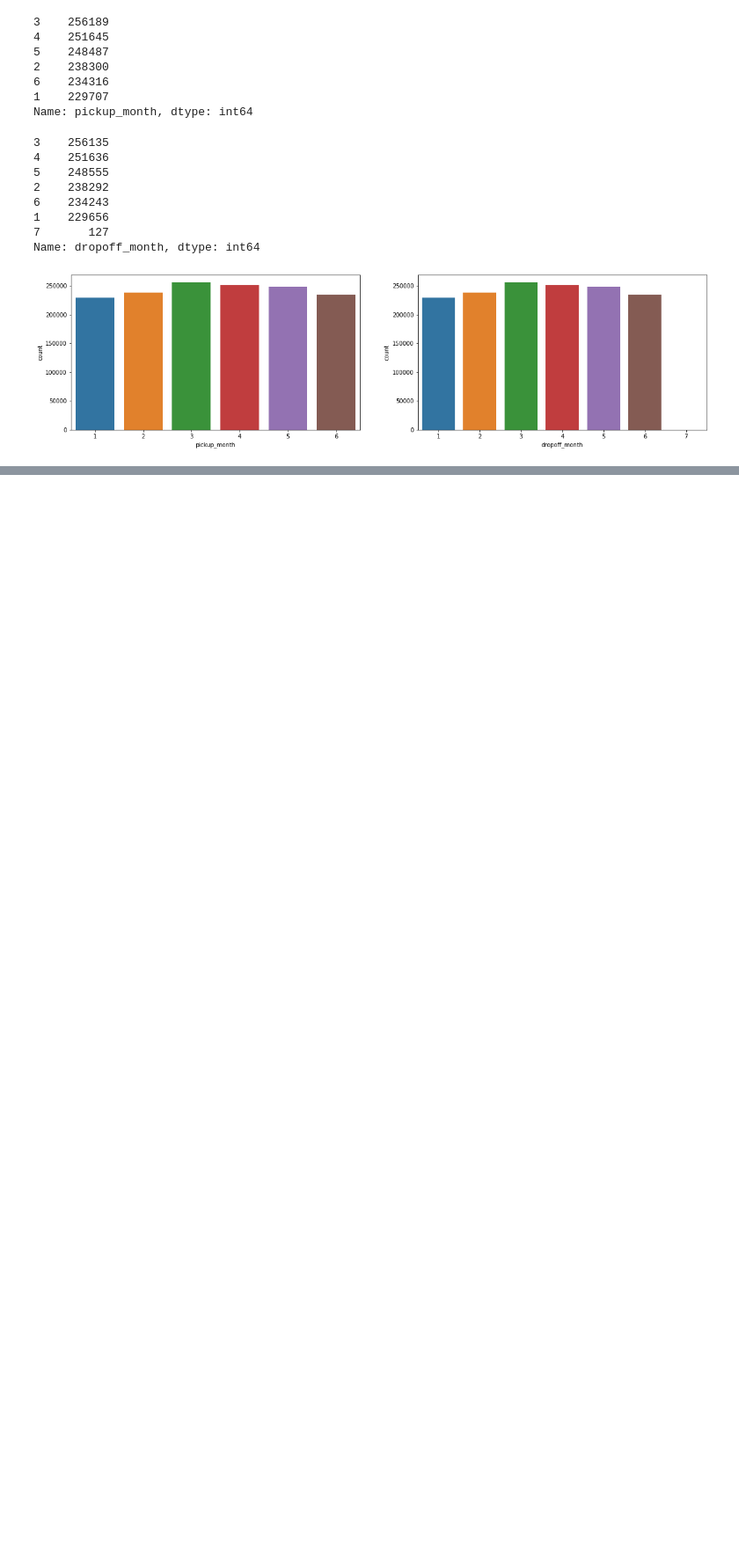
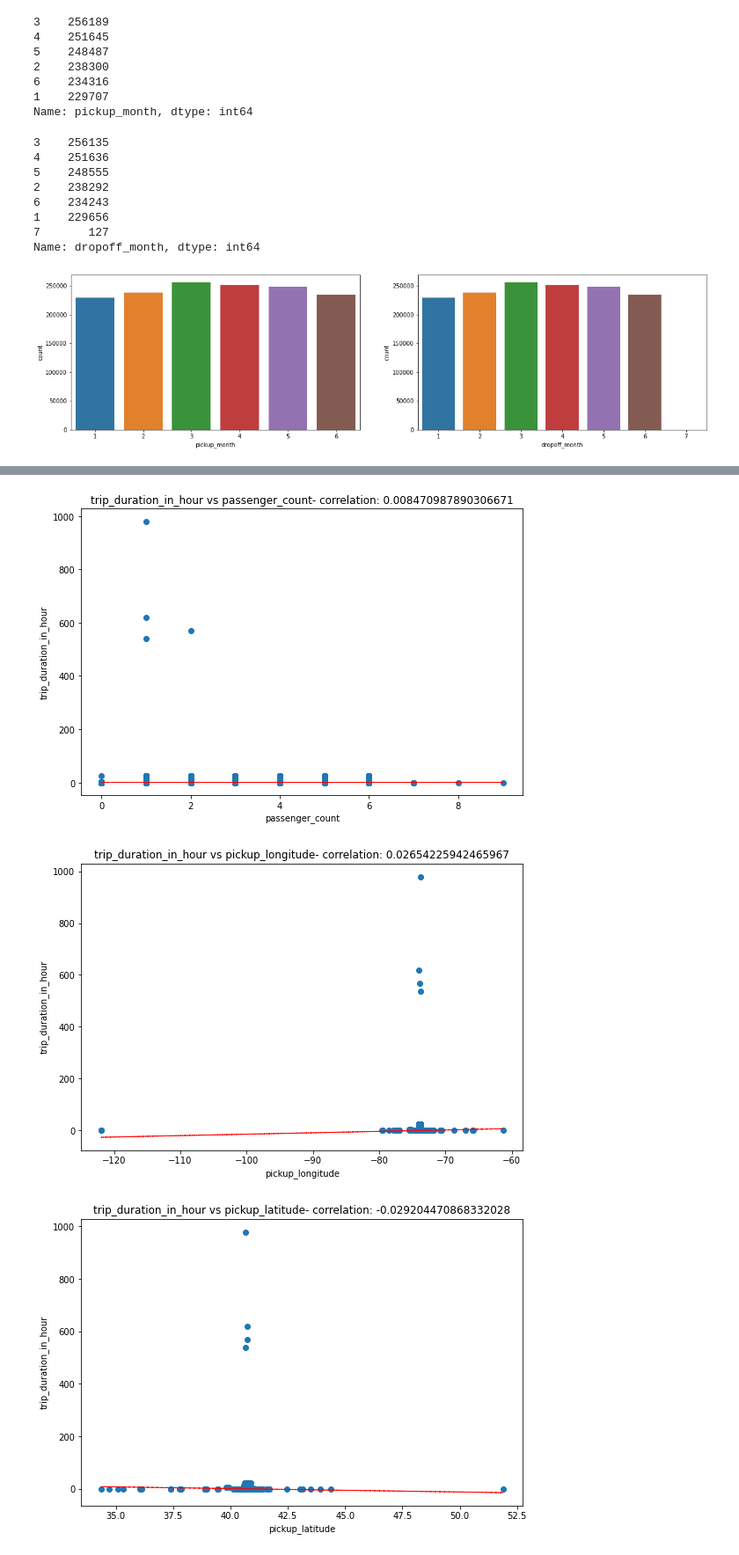
Before and after one commit to kiran2424/NYC-Taxi-Trip-Time-Prediction, a Jupyter notebook: NYC_Taxi_Trip_Time_Prediction_Capstone_Project.ipynb, the cells around one changed output, grey strips where cells are left out. Shown at 88% size. Drawn from its saved outputs; the diff is of its cells as text; code cells hidden in the pictures; blank space fills up the shorter version.

```diff
--- a/NYC_Taxi_Trip_Time_Prediction_Capstone_Project.ipynb
+++ b/NYC_Taxi_Trip_Time_Prediction_Capstone_Project.ipynb
@@ -363,0 +517,21 @@ plt.show()
+# %%
+for col in numeric_features[1:-1]:
+    fig = plt.figure(figsize=(9, 6))
+    ax = fig.gca()
+    feature = data[col]
+    label = data['trip_duration_in_hour']
+    correlation = feature.corr(label)
+    plt.scatter(x=feature, y=label)
+    plt.xlabel(col)
+    plt.ylabel('trip_duration_in_hour')
+    ax.set_title('trip_duration_in_hour vs ' + col + '- correlation: ' + str(correlation))
+    z = np.polyfit(data[col], data['trip_duration_in_hour'], 1)
+    y_hat = np.poly1d(z)(data[col])
+
+    plt.plot(data[col], y_hat, "r--", lw=1)
+
+plt.show()
+# %% [output]
+[figure, added]
+[figure, added]
+[figure, added]
```
Also changed, not shown: parts of 24 cells of this notebook.
